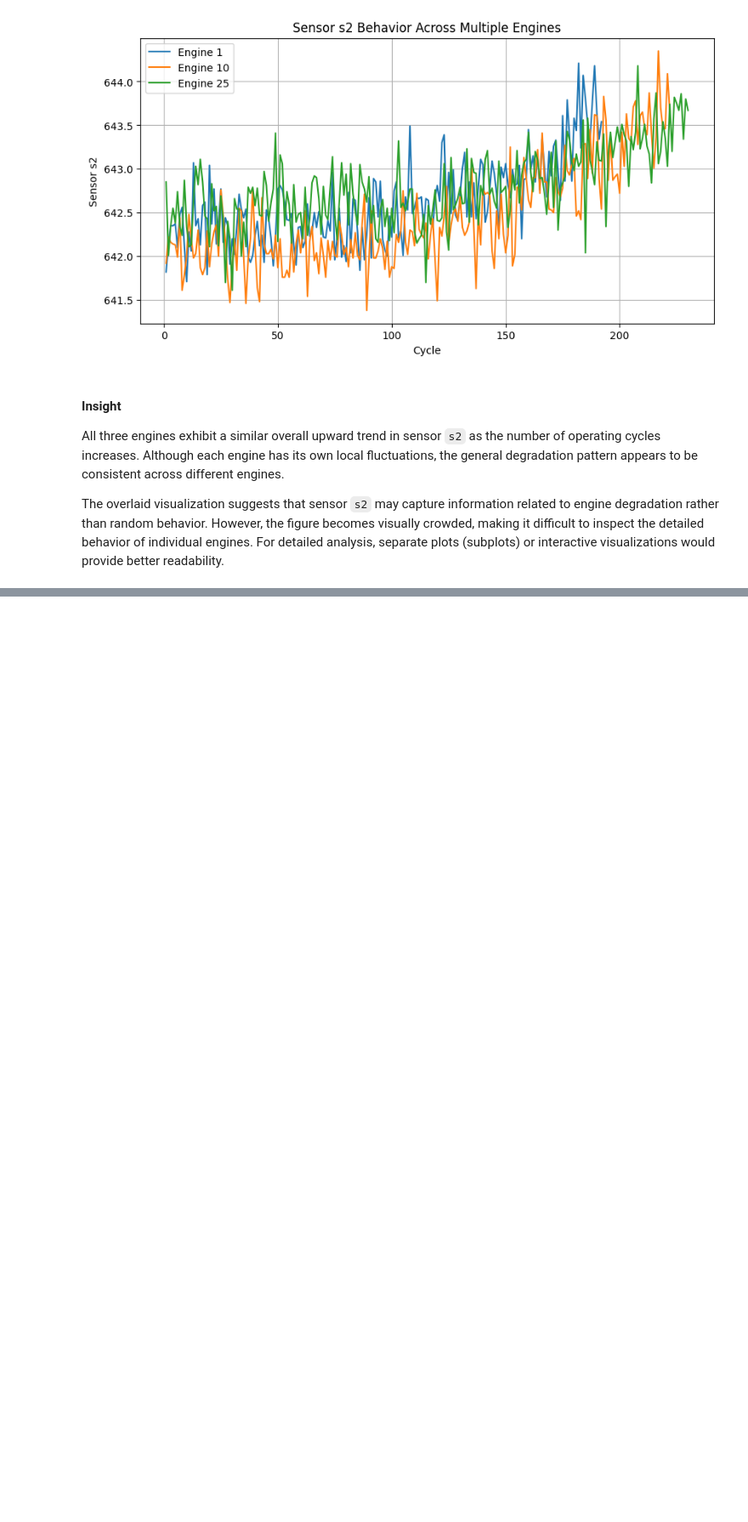
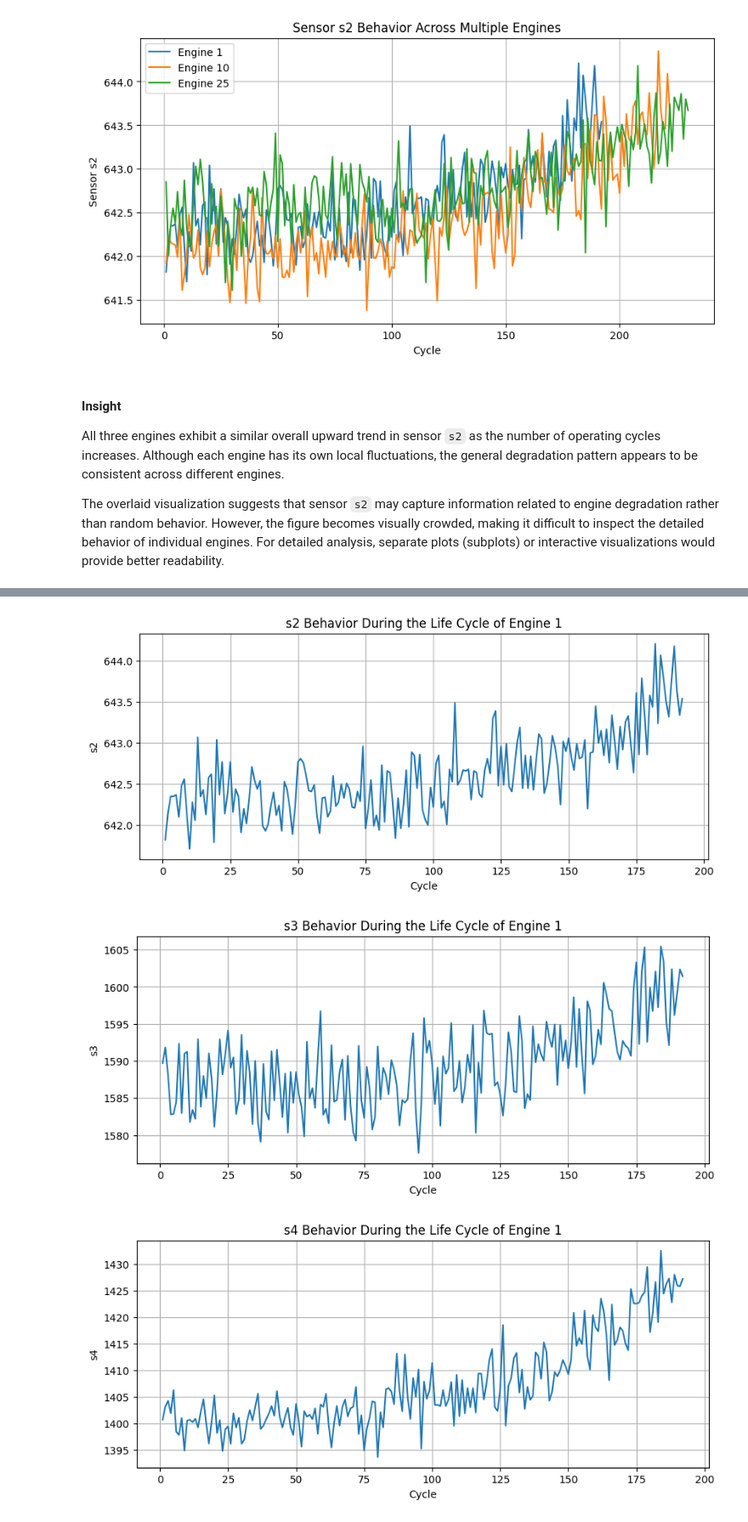
Before and after one commit to Alirzakf/Aircraft-Engine-Predictive-Maintenance-NASA-C-MAPSS, a Jupyter notebook: notebooks/03_sensor_analysis.ipynb, the cells around one changed output, grey strips where cells are left out. Shown at 85% size. Cells and saved outputs as stored; diff of their text form; code cells hidden in the pictures; blank space fills up the shorter version.

Commit message:
Add sensor selection summary based on EDA findings

```diff
--- a/notebooks/03_sensor_analysis.ipynb
+++ b/notebooks/03_sensor_analysis.ipynb
@@ -318,0 +335,22 @@ The overlaid visualization suggests that sensor `s2` may capture information rel
+# %%
+selected_sensors = ["s2", "s3", "s4", "s11", "s12"]
+
+engine_1 = df[df["id"] == 1]
+
+for sensor in selected_sensors:
+    plt.figure(figsize=(10, 4))
+
+    plt.plot(
+        engine_1["cycle"],
+        engine_1[sensor]
+    )
+
+    plt.title(f"{sensor} Behavior During the Life Cycle of Engine 1")
+    plt.xlabel("Cycle")
+    plt.ylabel(sensor)
+    plt.grid(True)
+    plt.show()
+# %% [output]
+[figure, added]
+[figure, added]
+[figure, added]
```
Also changed, not shown: parts of 14 cells of this notebook.
